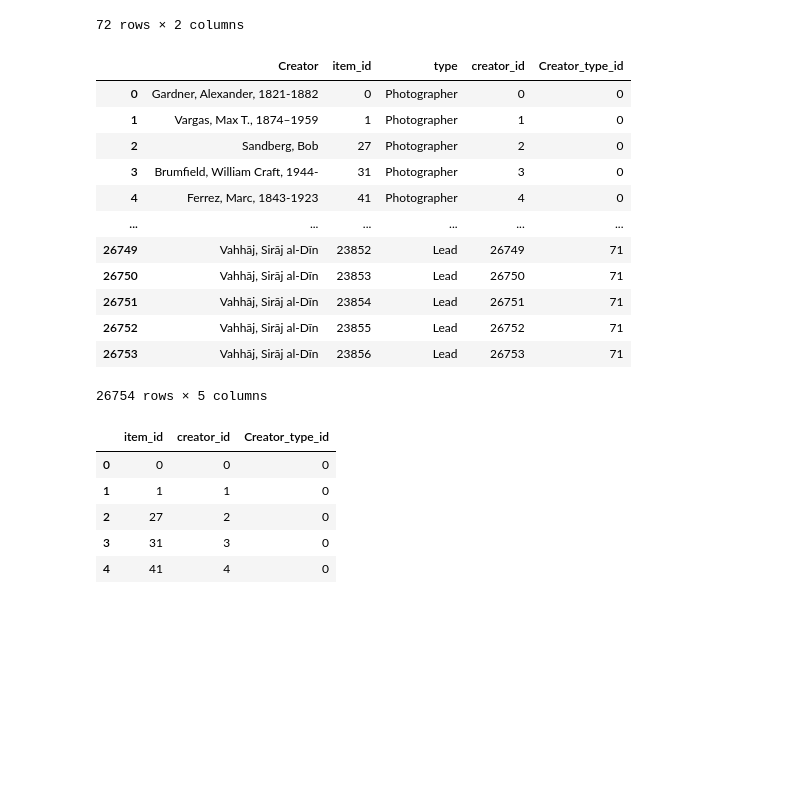
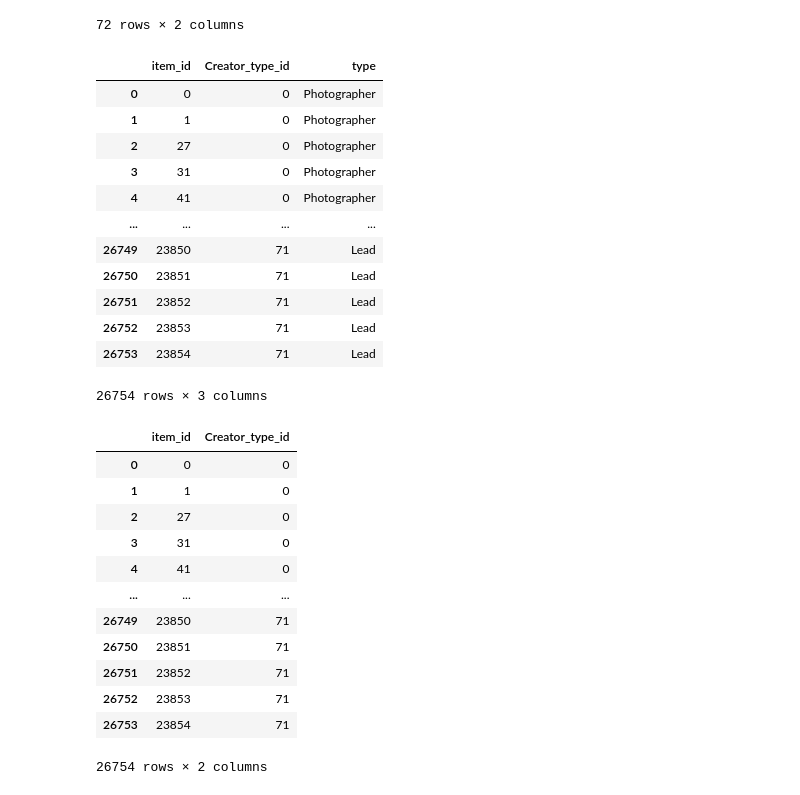
Before and after one commit to caitepley/Project-3, a Jupyter notebook: creator_processing.ipynb, the cells around one changed output. Cells and saved outputs as stored; diff of their text form; code cells hidden in the pictures; blank space fills up the shorter version.

Commit message:
fixed tables

```diff
--- a/creator_processing.ipynb
+++ b/creator_processing.ipynb
@@ -1279,5 +1279 @@ creator_merged_df
 26754 rows × 3 columns
-# %%
-# set the index values to a column to act as the primary key
-creator_merged_df['creator_id'] = creator_merged_df.index
-creator_merged_df.head()
@@ -1401,31 +1390,38 @@ unique_type
 creator_type_item = creator_type_item.merge(unique_type, how='inner')
 creator_type_item
 # %% [output]
-|  | Creator | item_id | type | creator_id | Creator_type_id |
-| 0 | Gardner, Alexander, 1821-1882 | 0 | Photographer | 0 | 0 |
-| 1 | Vargas, Max T., 1874–1959 | 1 | Photographer | 1 | 0 |
-| 2 | Sandberg, Bob | 27 | Photographer | 2 | 0 |
-| 3 | Brumfield, William Craft, 1944- | 31 | Photographer | 3 | 0 |
-| 4 | Ferrez, Marc, 1843-1923 | 41 | Photographer | 4 | 0 |
-| ... | ... | ... | ... | ... | ... |
-| 26749 | Vahhāj, Sirāj al-Dīn | 23852 | Lead | 26749 | 71 |
-| 26750 | Vahhāj, Sirāj al-Dīn | 23853 | Lead | 26750 | 71 |
-| 26751 | Vahhāj, Sirāj al-Dīn | 23854 | Lead | 26751 | 71 |
-| 26752 | Vahhāj, Sirāj al-Dīn | 23855 | Lead | 26752 | 71 |
-| 26753 | Vahhāj, Sirāj al-Dīn | 23856 | Lead | 26753 | 71 |
+|  | item_id | Creator_type_id | type |
+| 0 | 0 | 0 | Photographer |
+| 1 | 1 | 0 | Photographer |
+| 2 | 27 | 0 | Photographer |
+| 3 | 31 | 0 | Photographer |
+| 4 | 41 | 0 | Photographer |
+| ... | ... | ... | ... |
+| 26749 | 23850 | 71 | Lead |
+| 26750 | 23851 | 71 | Lead |
+| 26751 | 23852 | 71 | Lead |
+| 26752 | 23853 | 71 | Lead |
+| 26753 | 23854 | 71 | Lead |
-26754 rows × 5 columns
+26754 rows × 3 columns
 # %%
 # drop the 'Creator' and 'type' columns
-creator_type_item.drop(columns=['Creator','type'],inplace=True)
+creator_type_item.drop(columns=['type'],inplace=True)
 # %%
-creator_type_item.head()
+creator_type_item
 # %% [output]
-|  | item_id | creator_id | Creator_type_id |
-| 0 | 0 | 0 | 0 |
-| 1 | 1 | 1 | 0 |
-| 2 | 27 | 2 | 0 |
-| 3 | 31 | 3 | 0 |
-| 4 | 41 | 4 | 0 |
+|  | item_id | Creator_type_id |
+| 0 | 0 | 0 |
+| 1 | 1 | 0 |
+| 2 | 27 | 0 |
+| 3 | 31 | 0 |
+| 4 | 41 | 0 |
+| ... | ... | ... |
+| 26749 | 23850 | 71 |
+| 26750 | 23851 | 71 |
+| 26751 | 23852 | 71 |
+| 26752 | 23853 | 71 |
+| 26753 | 23854 | 71 |
+26754 rows × 2 columns
 # %%
 # export the relationship data to a .csv file
 creator_type_item.to_csv('Resources/creator_type_item.csv', index=False)
```
Also changed, not shown: parts of 70 cells of this notebook, 7 other files.
